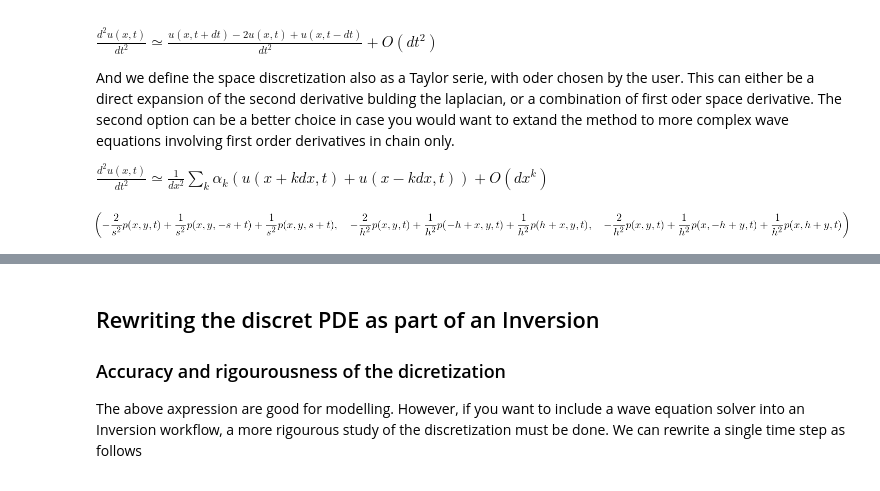
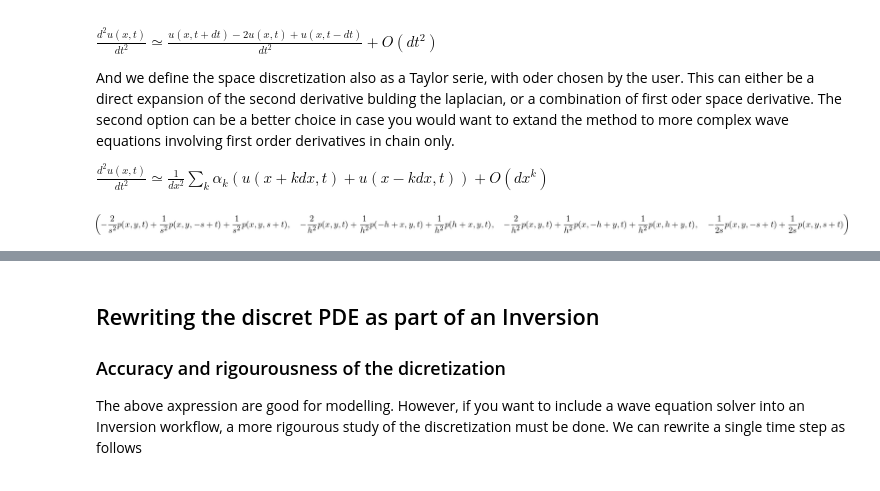
Before and after one commit to devitocodes/notebooks, a Jupyter notebook: AcousticFWI/Acoustic-wave-equation.ipynb, the cells around one changed output, grey strips where cells are left out. Cells and saved outputs as stored; diff of their text form; code cells hidden in the pictures.

```diff
--- a/AcousticFWI/Acoustic-wave-equation.ipynb
+++ b/AcousticFWI/Acoustic-wave-equation.ipynb
@@ -35,10 +36,11 @@ And we define the space discretization also as a Taylor serie, with oder chosen
 $ \frac{d^2 u(x,t)}{dt^2} \simeq \frac{1}{dx^2} \sum_k \alpha_k (u(x+k dx,t)+u(x-k dx,t)) + O(dx^k) $
 # %%
 dtt=as_finite_diff(p(x,y,t).diff(t,t), [t-s,t, t+s])
+dt=as_finite_diff(p(x,y,t).diff(t), [t-s, t+s])
 # Spacial finite differences can easily be extended to higher order by increasing the list of sampling point in the next expression.
 # Be sure to keep this stencil symmetric and everything else in the notebook will follow.
 dxx=as_finite_diff(p(x,y,t).diff(x,x), [x-h,x, x+h])
 dyy=as_finite_diff(p(x,y,t).diff(y,y), [y-h,y, y+h])
-dtt,dxx,dyy
+dtt,dxx,dyy,dt
 # %% [output]
-[figure, old version]
+[figure, new version]
```
Also changed, not shown: parts of 24 cells of this notebook.
